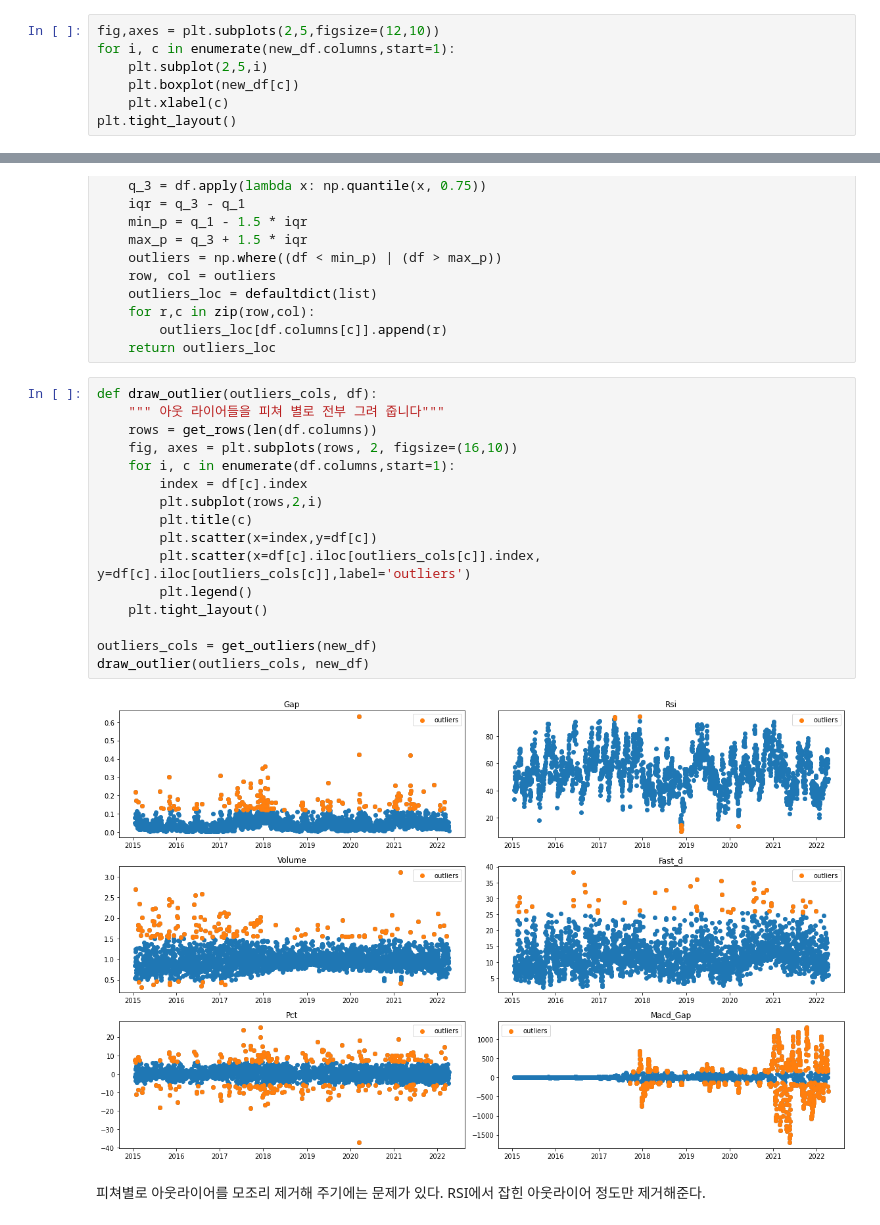
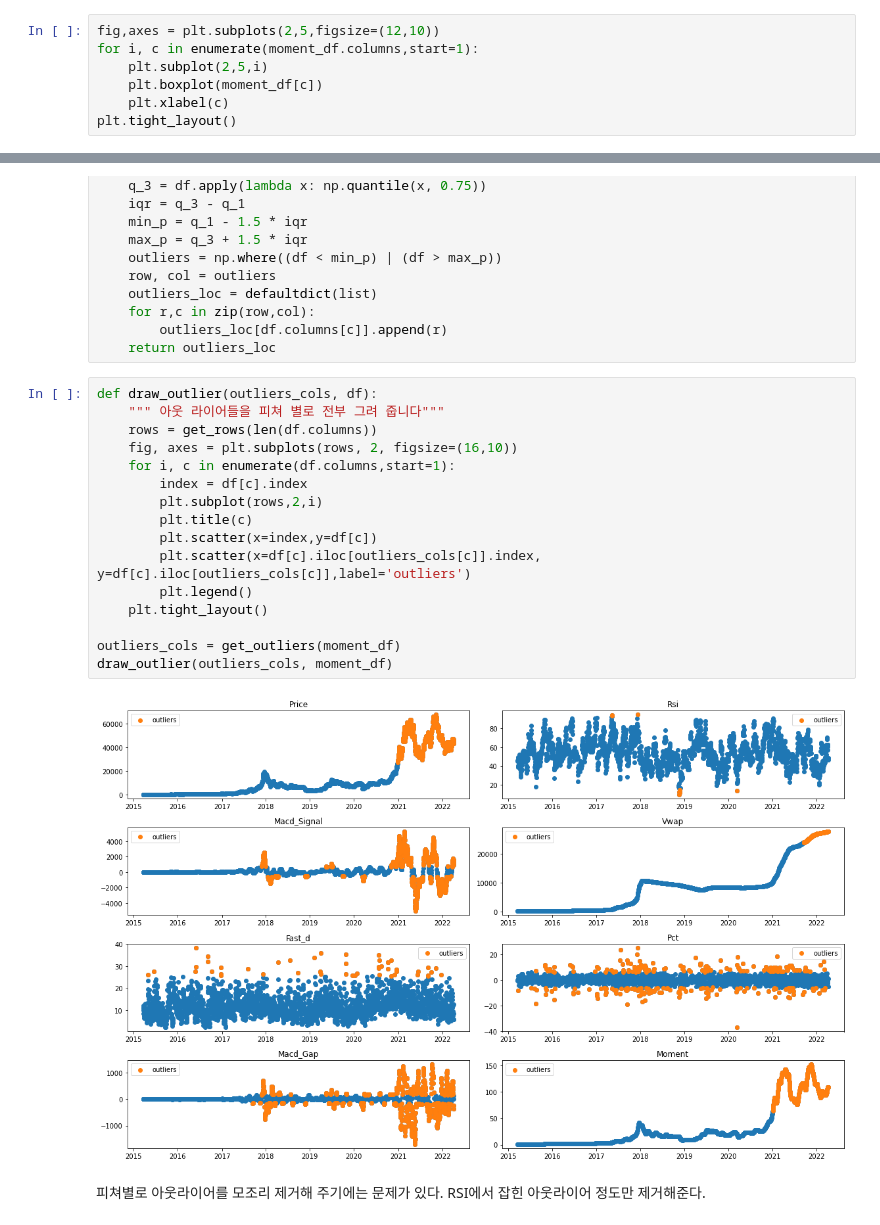
Before and after one commit to Think-JIn99/All-about-Market, a Jupyter notebook: trading/Jeong/machine_trade/EDA/btc/eda_btc_1d.ipynb, the cells around one changed output, grey strips where cells are left out. Saved outputs shown, nothing was run; the diff lists cells and outputs as text.

```diff
--- a/trading/Jeong/machine_trade/EDA/btc/eda_btc_1d.ipynb
+++ b/trading/Jeong/machine_trade/EDA/btc/eda_btc_1d.ipynb
@@ -241,9 +300,9 @@ new_df
 * gap, vwap, macd가 특히 심하다.
 # %%
 fig,axes = plt.subplots(2,5,figsize=(12,10))
-for i, c in enumerate(new_df.columns,start=1):
+for i, c in enumerate(moment_df.columns,start=1):
     plt.subplot(2,5,i)
-    plt.boxplot(new_df[c])
+    plt.boxplot(moment_df[c])
     plt.xlabel(c)
 plt.tight_layout()
 # %% [output]
@@ -268,21 +327,21 @@ def get_outliers(df):
 # %%
 def draw_outlier(outliers_cols, df):
     """ 아웃 라이어들을 피쳐 별로 전부 그려 줍니다"""
     rows = get_rows(len(df.columns))
     fig, axes = plt.subplots(rows, 2, figsize=(16,10))
     for i, c in enumerate(df.columns,start=1):
         index = df[c].index
         plt.subplot(rows,2,i)
         plt.title(c)
         plt.scatter(x=index,y=df[c])
         plt.scatter(x=df[c].iloc[outliers_cols[c]].index, y=df[c].iloc[outliers_cols[c]],label='outliers')
         plt.legend()
     plt.tight_layout()
 
-outliers_cols = get_outliers(new_df)
-draw_outlier(outliers_cols, new_df)
+outliers_cols = get_outliers(moment_df)
+draw_outlier(outliers_cols, moment_df)
 # %% [output]
-[figure, old version]
+[figure, new version]
 # %% [markdown]
 피쳐별로 아웃라이어를 모조리 제거해 주기에는 문제가 있다. </br>
 RSI에서 잡힌 아웃라이어 정도만 제거해준다.
```
Also changed, not shown: parts of 40 cells of this notebook.
